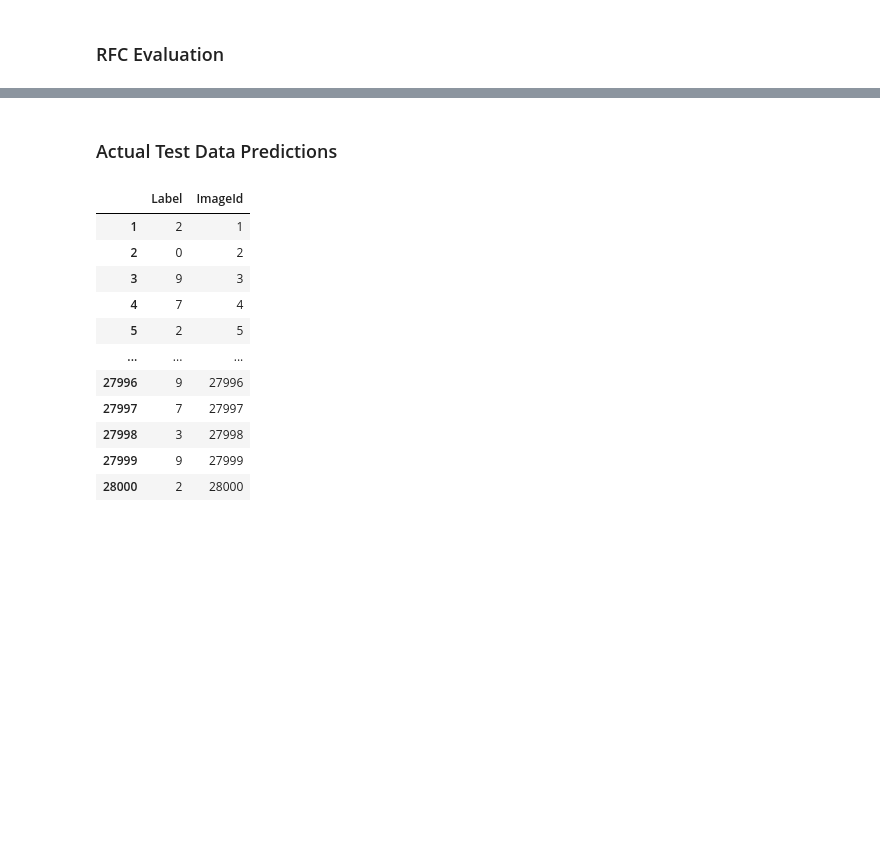
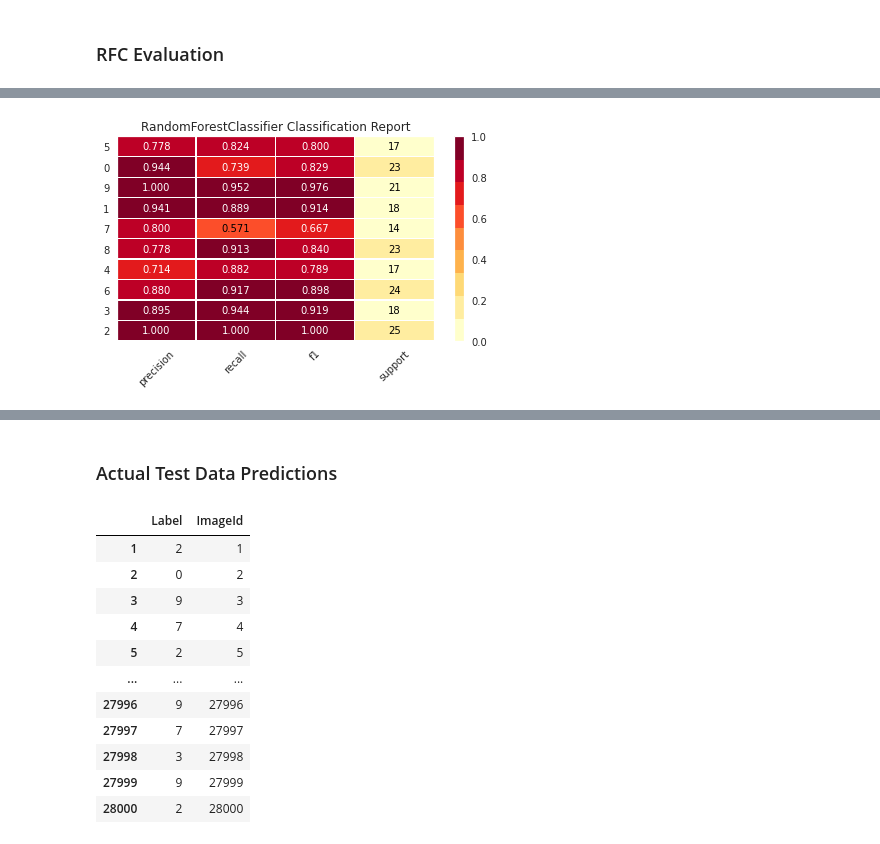
Before and after one commit to oimartin/MNIST_Digit_Recognizer, a Jupyter notebook: digits_notebook.ipynb, the cells around one changed output, grey strips where cells are left out. Cells and saved outputs as stored; diff of their text form; code cells hidden in the pictures; blank space fills up the shorter version.

Commit message:
testing out yellowbricks

```diff
--- a/digits_notebook.ipynb
+++ b/digits_notebook.ipynb
@@ -147,14 +168,6 @@ def run_model (model, model_name, x_data, y_data, gridcv=False,params=None):
     runtime = round((end-start), 4)
     print(f"{model_name} took {runtime} seconds or {round((runtime/60),4)} minutes to run.")
   return fitted_model, runtime
-
-def submitted (fitted_model, model_name, test=test):
-  pred = fitted_model.predict(test)
-  df = pd.DataFrame(pred).rename(columns={0: 'Label'}).astype('int64')
-  df.index += 1
-  df['ImageId'] = df.index
-  df.to_csv(f"{model_name}_pred.csv", index=False)
-  return df
 
 def prediction (fitted_model, x_feat):
   pred = fitted_model.predict(x_feat)
@@ -196,6 +209,25 @@ def eval_classification (y_pred, y_true, x_data, model_name, train_test):
   TPR {tpr}
   ''')
   return
+
+def yellow_brick (model, x_train, y_train, x_test, y_test):
+  visualizer = ClassificationReport(model, classes=list(y_train.unique()), support=True)
+  visualizer.fit(x_train, y_train)        # Fit the visualizer and the model
+  visualizer.score(x_test, y_test)        # Evaluate the model on the test data
+  visualizer.show()
+  return
+
+def feature_importance (x_data, model):
+  df = pd.DataFrame({'feature': x_data.columns, 'feature_importances': model.feature_importances_}).sort_values(by='feature_importances', ascending=False).head(10)
+  return df
+
+def submitted (fitted_model, model_name, test=test):
+  pred = fitted_model.predict(test)
+  df = pd.DataFrame(pred).rename(columns={0: 'Label'}).astype('int64')
+  df.index += 1
+  df['ImageId'] = df.index
+  df.to_csv(f"{model_name}_pred.csv", index=False)
+  return df
 # %% [markdown]
 ## Random Forest Classifier
 # %%
@@ -267,0 +297,5 @@ feature_importance
+# %%
+yellow_brick(RFC_model, X_train, labels_train,
+             X_test, labels_test)
+# %% [output]
+[figure, added]
```
Also changed, not shown: parts of 9 cells of this notebook.
